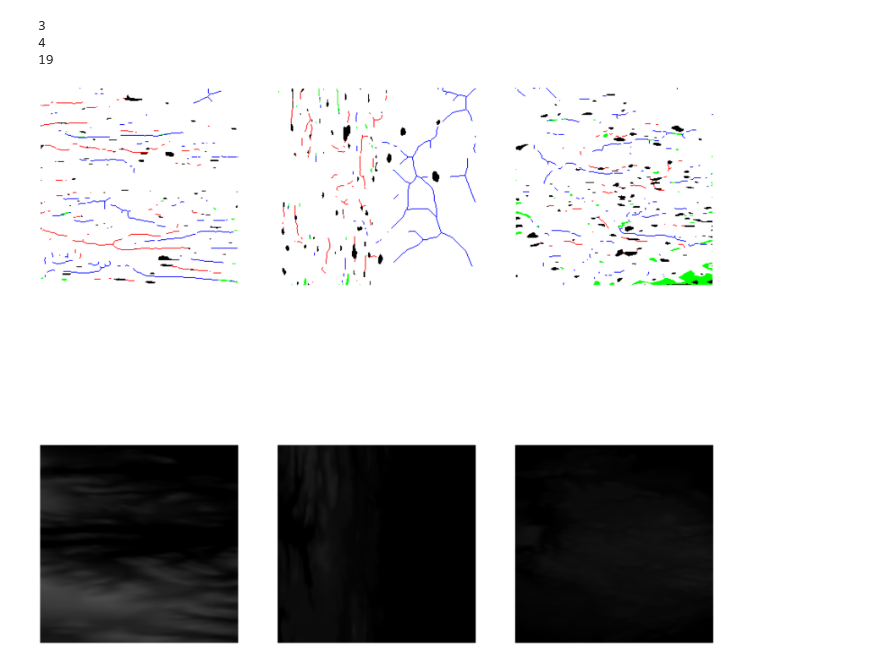
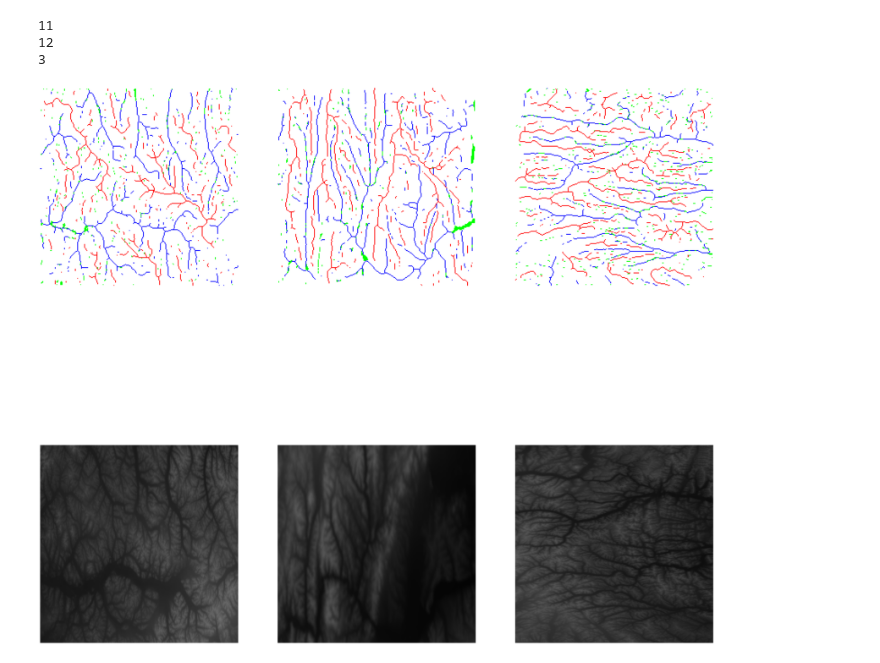
Before and after one commit to pawel0705/TerrainArtificialIntelligence, a Jupyter notebook: JupyterNotebooks/ShowPreparedData.ipynb, the cells around one changed output. Drawn from its saved outputs; the diff is of its cells as text; code cells hidden in the pictures.

```diff
--- a/JupyterNotebooks/ShowPreparedData.ipynb
+++ b/JupyterNotebooks/ShowPreparedData.ipynb
@@ -4,34 +4,34 @@ import random
 import numpy as np
 import h5py
 # %%
-f = h5py.File('dataset2.hdf5', 'r')
+f = h5py.File('dataset512.hdf5', 'r')
 src_images, tar_images = f['sketches'], f['heightmaps']
 
 # plot source images
 n_samples = 3
 
 index = []
 for i in range(n_samples):
     index.append(random.randint(0, 20))
 
 for i in range(n_samples):
     plt.subplot(2, n_samples, 1 + i)
     plt.axis('off')
     plt.imshow(((src_images[index[i]] + 1.0) / 2.0))
     print(index[i])
 
 # plot target image
 for i in range(n_samples):
     plt.subplot(2, n_samples, 1 + n_samples + i)
     plt.axis('off')
     plt.imshow(((tar_images[index[i]] + 1.0) / 2.0))
 
 plt.rcParams['figure.figsize'] = [40, 40]
 plt.show()
 # %% [output]
+11
+12
 3
-4
-19
-[figure, old version]
+[figure, new version]
 # %%
 f.close()
```
Also changed, not shown: 9 other files.
